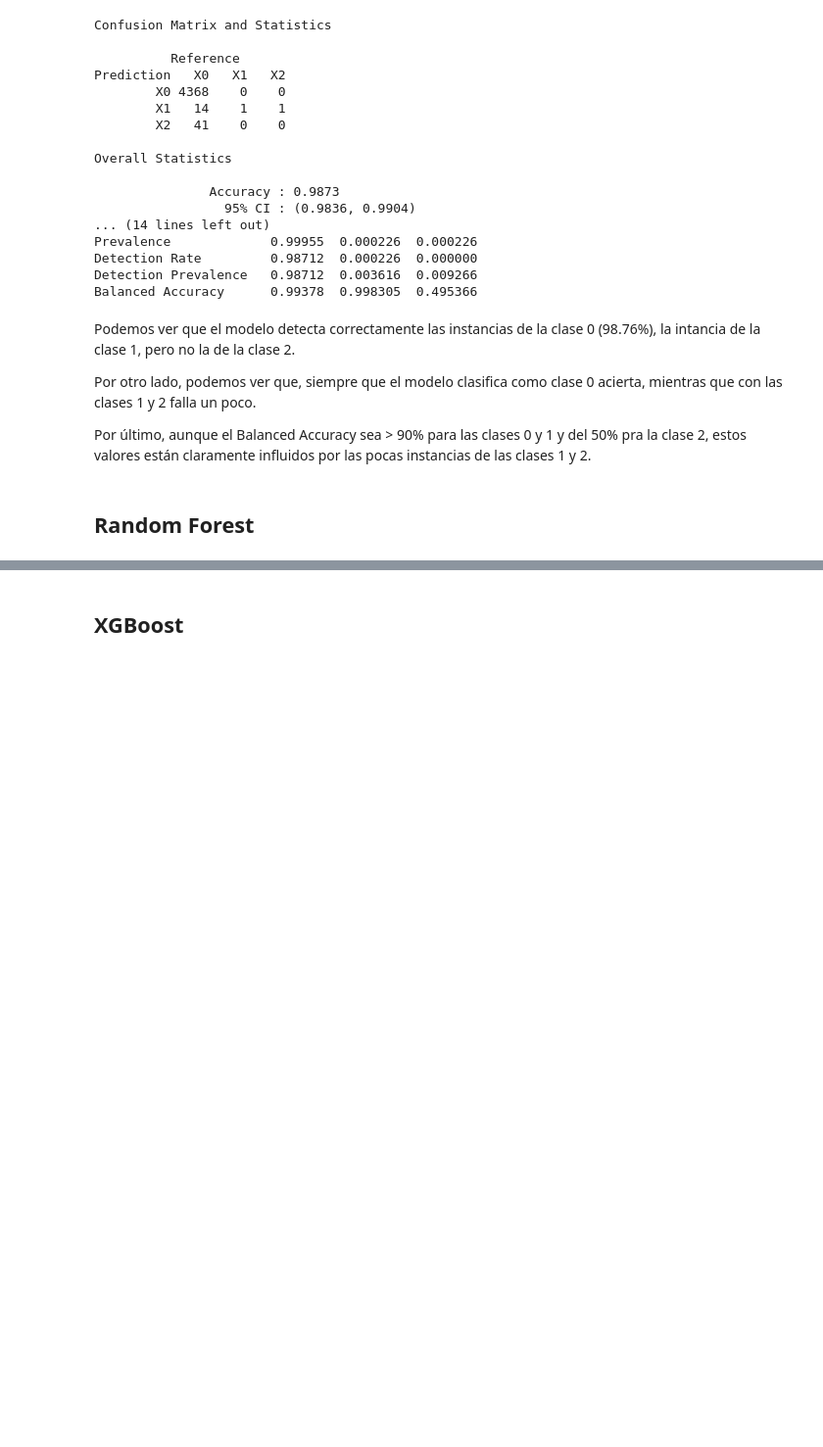
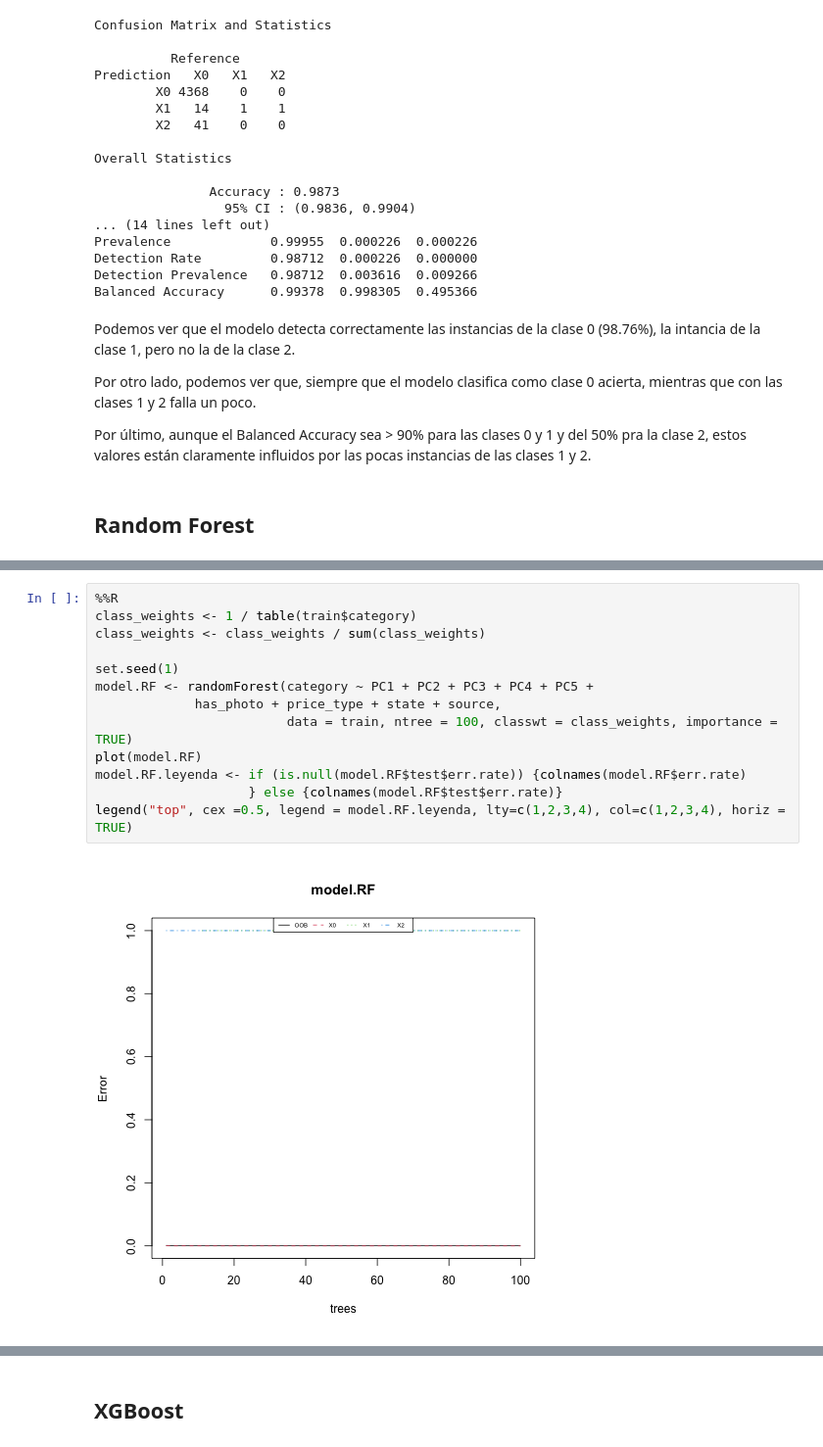
Before and after one commit to Arturo-Hernanz-CM/analisis_datos_modelo_clasificacion_viviendas, a Jupyter notebook: modelo_clasificacion_10K.ipynb, the cells around one changed output, grey strips where cells are left out. Shown: that part at 98% size. Cells and saved outputs as stored; diff of their text form; blank space fills up the shorter version.

```diff
--- a/modelo_clasificacion_10K.ipynb
+++ b/modelo_clasificacion_10K.ipynb
@@ -795,0 +845,15 @@ Por último, aunque el Balanced Accuracy sea > 90% para las clases 0 y 1 y del 5
+# %%
+%%R
+class_weights <- 1 / table(train$category)
+class_weights <- class_weights / sum(class_weights)
+
+set.seed(1)
+model.RF <- randomForest(category ~ PC1 + PC2 + PC3 + PC4 + PC5 +
+             has_photo + price_type + state + source,
+                         data = train, ntree = 100, classwt = class_weights, importance = TRUE)
+plot(model.RF)
+model.RF.leyenda <- if (is.null(model.RF$test$err.rate)) {colnames(model.RF$err.rate)
+                    } else {colnames(model.RF$test$err.rate)}
+legend("top", cex =0.5, legend = model.RF.leyenda, lty=c(1,2,3,4), col=c(1,2,3,4), horiz = TRUE)
+# %% [output]
+[figure, added]
```
Also changed, not shown: parts of 23 cells of this notebook.
